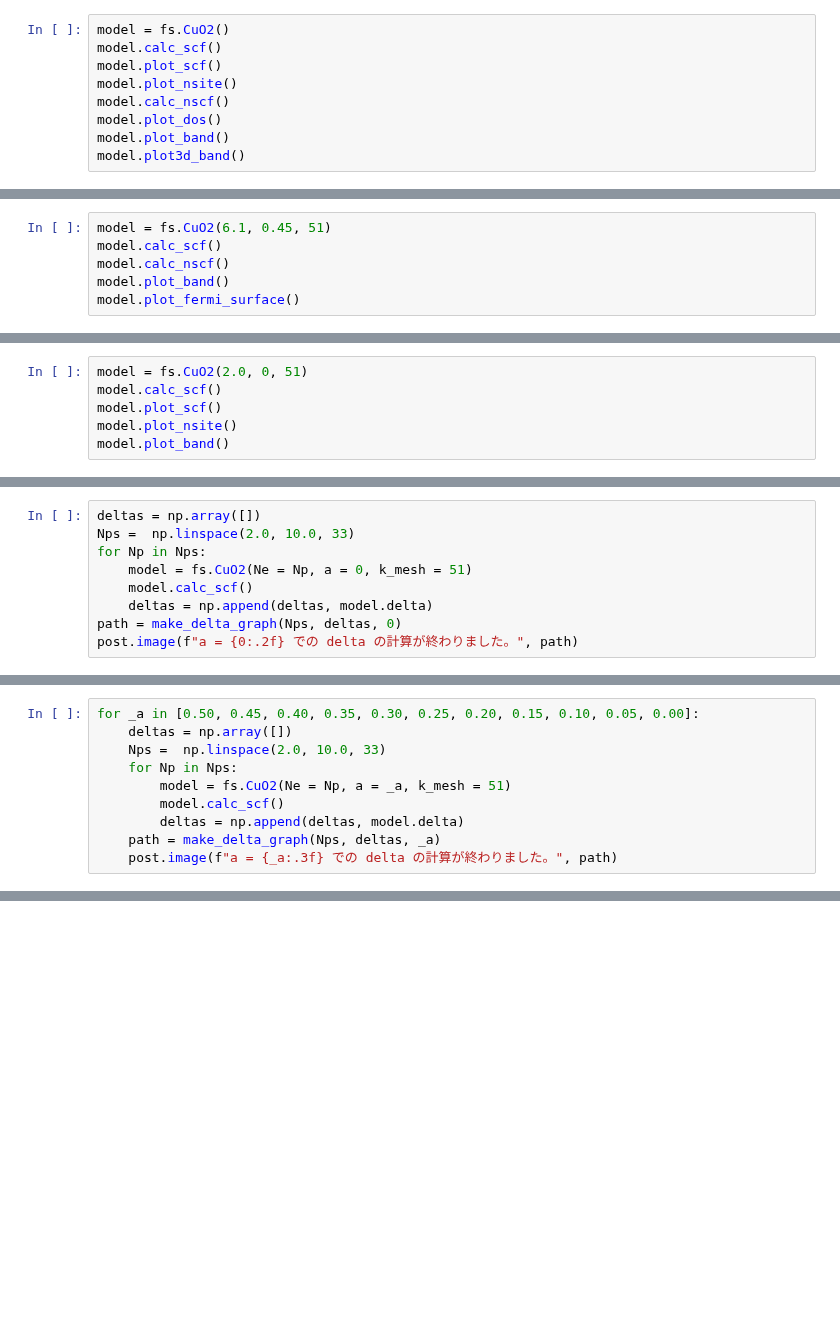
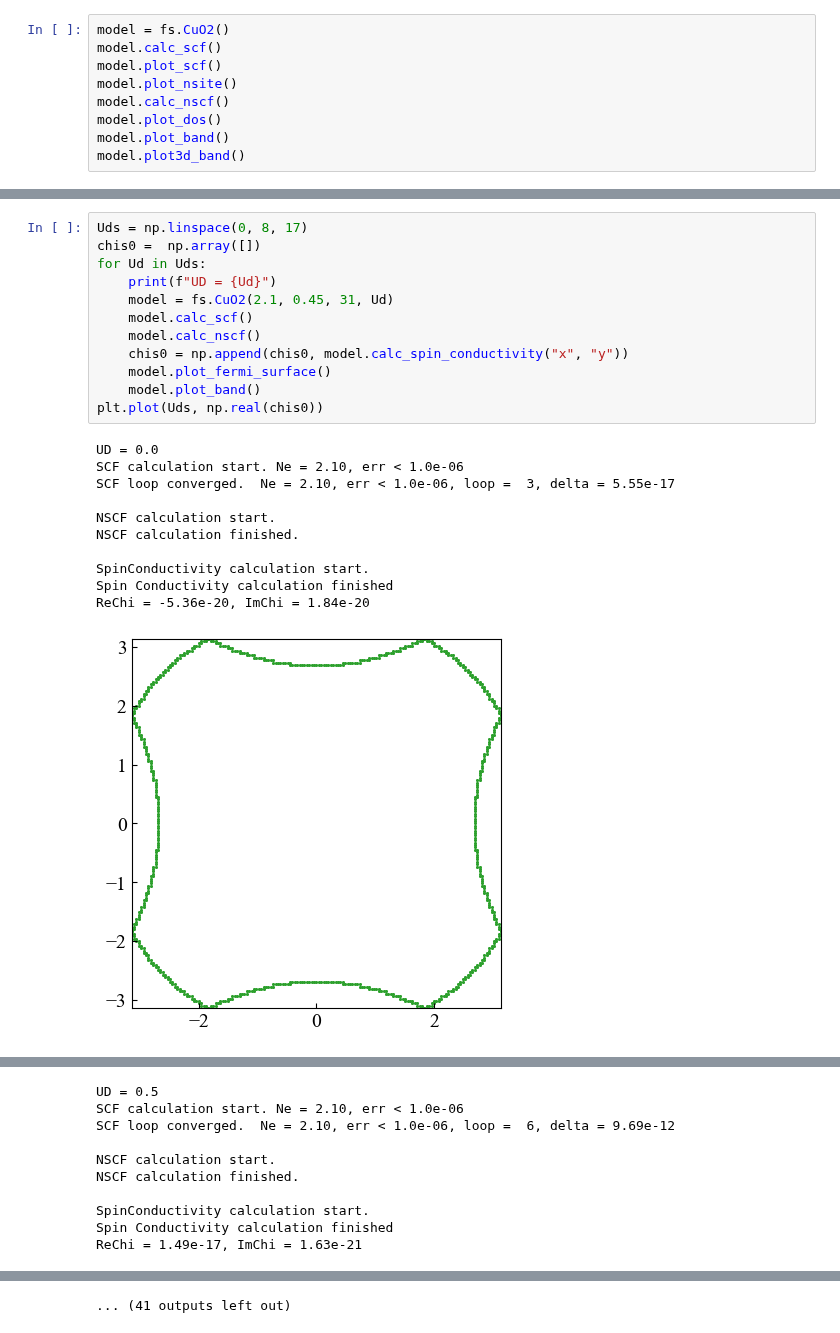
Before and after one commit to xiang-gong3944/----, a Jupyter notebook: 2024_11_28_AlterMagnet2/CuO2.ipynb, the cells around one changed output, grey strips where cells are left out. Drawn from its saved outputs; the diff is of its cells as text; blank space fills up the shorter version.

```diff
--- a/2024_11_28_AlterMagnet2/CuO2.ipynb
+++ b/2024_11_28_AlterMagnet2/CuO2.ipynb
@@ -246,6 +210,0 @@ NSCF calculation finished.
-# %%
-model = fs.CuO2(6.1, 0.45, 51)
-model.calc_scf()
-model.calc_nscf()
-model.plot_band()
-model.plot_fermi_surface()
@@ -260,6 +210,0 @@ NSCF calculation finished.
-# %%
-model = fs.CuO2(2.0, 0, 51)
-model.calc_scf()
-model.plot_scf()
-model.plot_nsite()
-model.plot_band()
@@ -279,9 +210,0 @@ array([ 2.  ,  2.25,  2.5 ,  2.75,  3.  ,  3.25,  3.5 ,  3.75,  4.  ,
-# %%
-deltas = np.array([])
-Nps =  np.linspace(2.0, 10.0, 33)
-for Np in Nps:
-    model = fs.CuO2(Ne = Np, a = 0, k_mesh = 51)
-    model.calc_scf()
-    deltas = np.append(deltas, model.delta)
-path = make_delta_graph(Nps, deltas, 0)
-post.image(f"a = {0:.2f} での delta の計算が終わりました。", path)
@@ -307,10 +210,0 @@ sent message. HTTP Response:200
-# %%
-for _a in [0.50, 0.45, 0.40, 0.35, 0.30, 0.25, 0.20, 0.15, 0.10, 0.05, 0.00]:
-    deltas = np.array([])
-    Nps =  np.linspace(2.0, 10.0, 33)
-    for Np in Nps:
-        model = fs.CuO2(Ne = Np, a = _a, k_mesh = 51)
-        model.calc_scf()
-        deltas = np.append(deltas, model.delta)
-    path = make_delta_graph(Nps, deltas, _a)
-    post.image(f"a = {_a:.3f} での delta の計算が終わりました。", path)
@@ -362,0 +211,24 @@ ValueError: array must not contain infs or NaNs
+# %%
+Uds = np.linspace(0, 8, 17)
+chis0 =  np.array([])
+for Ud in Uds:
+    print(f"UD = {Ud}")
+    model = fs.CuO2(2.1, 0.45, 31, Ud)
+    model.calc_scf()
+    model.calc_nscf()
+    chis0 = np.append(chis0, model.calc_spin_conductivity("x", "y"))
+    model.plot_fermi_surface()
+    model.plot_band()
+plt.plot(Uds, np.real(chis0))
+# %% [output]
+UD = 0.0
+SCF calculation start. Ne = 2.10, err < 1.0e-06
+SCF loop converged.  Ne = 2.10, err < 1.0e-06, loop =  3, delta = 5.55e-17
+
+NSCF calculation start.
+NSCF calculation finished.
+
+SpinConductivity calculation start.
+Spin Conductivity calculation finished
+ReChi = -5.36e-20, ImChi = 1.84e-20
+[figure, added]
@@ -362,0 +236,10 @@ ValueError: array must not contain infs or NaNs
+UD = 0.5
+SCF calculation start. Ne = 2.10, err < 1.0e-06
+SCF loop converged.  Ne = 2.10, err < 1.0e-06, loop =  6, delta = 9.69e-12
+
+NSCF calculation start.
+NSCF calculation finished.
+
+SpinConductivity calculation start.
+Spin Conductivity calculation finished
+ReChi = 1.49e-17, ImChi = 1.63e-21
@@ -362,0 +272 @@ ValueError: array must not contain infs or NaNs
+... (41 outputs left out)
```
Also changed, not shown: parts of 13 cells of this notebook.
